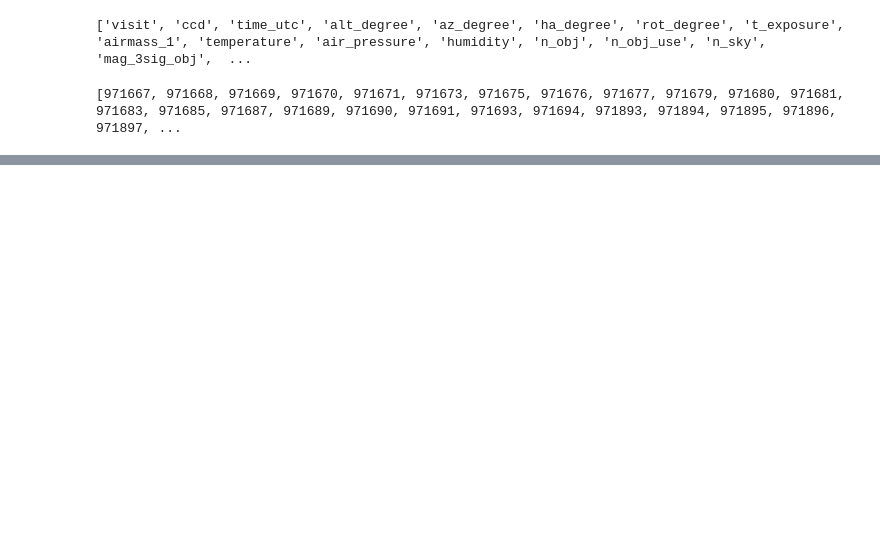
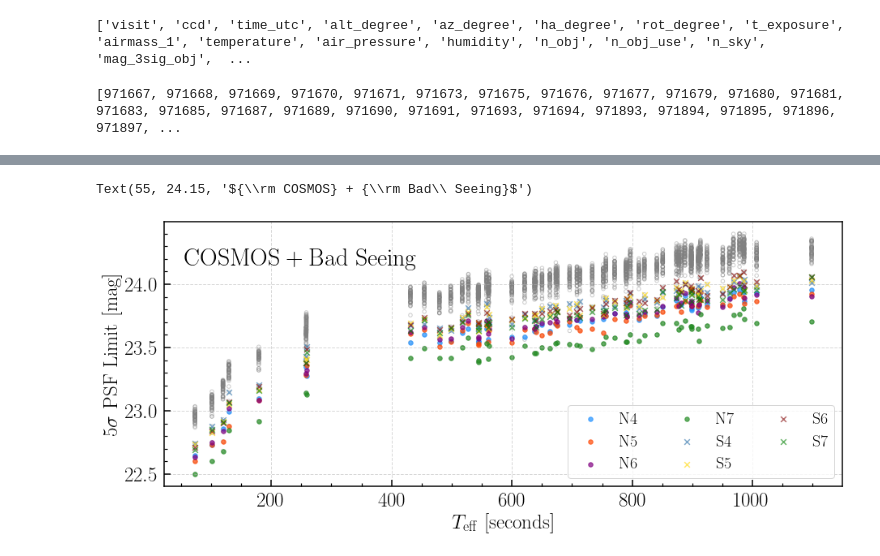
Before and after one commit to MerianSurvey/caterpillar, a Jupyter notebook: notebook/photocal/cosmos_lsstpipe_ccd_photocal.ipynb, the cells around one changed output, grey strips where cells are left out. Cells and saved outputs as stored; diff of their text form; code cells hidden in the pictures; blank space fills up the shorter version.

```diff
--- a/notebook/photocal/cosmos_lsstpipe_ccd_photocal.ipynb
+++ b/notebook/photocal/cosmos_lsstpipe_ccd_photocal.ipynb
@@ -96,6 +96,46 @@ ccd_list_uniq = list(np.unique(sum_use['ccd']))
 ccd_index = [ccd_list_uniq.index(ccd) + 1 for ccd in sum_use['ccd']]
 
 sum_use['ccd_index'] = ccd_index
+# %%
+plt.figure(figsize=(15, 6))
+
+plt.scatter(sum_use['teff'], sum_use['mag_5sig_obj'], edgecolor='grey', facecolor='none', s=20, alpha=0.4)
+
+mask_n4 = sum_use['ccd'] == b'N4 '
+plt.scatter(sum_use['teff'][mask_n4], sum_use['mag_5sig_obj'][mask_n4], s=30, c='dodgerblue', alpha=0.7, label=r'\rm N4')
+
+mask_n5 = sum_use['ccd'] == b'N5 '
+plt.scatter(sum_use['teff'][mask_n5], sum_use['mag_5sig_obj'][mask_n5], s=30, c='orangered', alpha=0.7, label=r'\rm N5')
+
+mask_n6 = sum_use['ccd'] == b'N6 '
+plt.scatter(sum_use['teff'][mask_n6], sum_use['mag_5sig_obj'][mask_n6], s=30, c='purple', alpha=0.7, label=r'\rm N6')
+
+mask_n7 = sum_use['ccd'] == b'N7 '
+plt.scatter(sum_use['teff'][mask_n7], sum_use['mag_5sig_obj'][mask_n7], s=30, c='forestgreen', alpha=0.7, label=r'\rm N7')
+
+mask_s4 = sum_use['ccd'] == b'S4 '
+plt.scatter(sum_use['teff'][mask_s4], sum_use['mag_5sig_obj'][mask_s4], s=45, c='steelblue', marker='x', alpha=0.7, label=r'\rm S4')
+
+mask_s5 = sum_use['ccd'] == b'S5 '
+plt.scatter(sum_use['teff'][mask_s5], sum_use['mag_5sig_obj'][mask_s5], s=45, c='gold', marker='x', alpha=0.6, label=r'\rm S5')
+
+mask_s6 = sum_use['ccd'] == b'S6 '
+plt.scatter(sum_use['teff'][mask_s6], sum_use['mag_5sig_obj'][mask_s6], s=45, c='maroon', marker='x', alpha=0.6, label=r'\rm S6')
+
+mask_s7 = sum_use['ccd'] == b'S7 '
+plt.scatter(sum_use['teff'][mask_s7], sum_use['mag_5sig_obj'][mask_s7], s=45, c='green', marker='x', alpha=0.6, label=r'\rm S7')
+
+plt.xlabel(r'$T_{\rm eff}\ [\rm seconds]$', fontsize=25)
+plt.ylabel(r'$5\sigma\ \rm PSF\ Limit\ [mag]$', fontsize=25)
+
+plt.legend(loc='best', fontsize=20, ncol=3)
+
+plt.text(55, 24.15, r'${\rm COSMOS} + {\rm Bad\ Seeing}$', fontsize=30)
+
+#_ = plt.xlim(0.71, 1.25)
+# %% [output]
+Text(55, 24.15, '${\\rm COSMOS} + {\\rm Bad\\ Seeing}$')
+[figure, added]
 # %%
 plt.figure(figsize=(15, 6))
 
```
Also changed, not shown: parts of 8 cells of this notebook, 3 other files.
